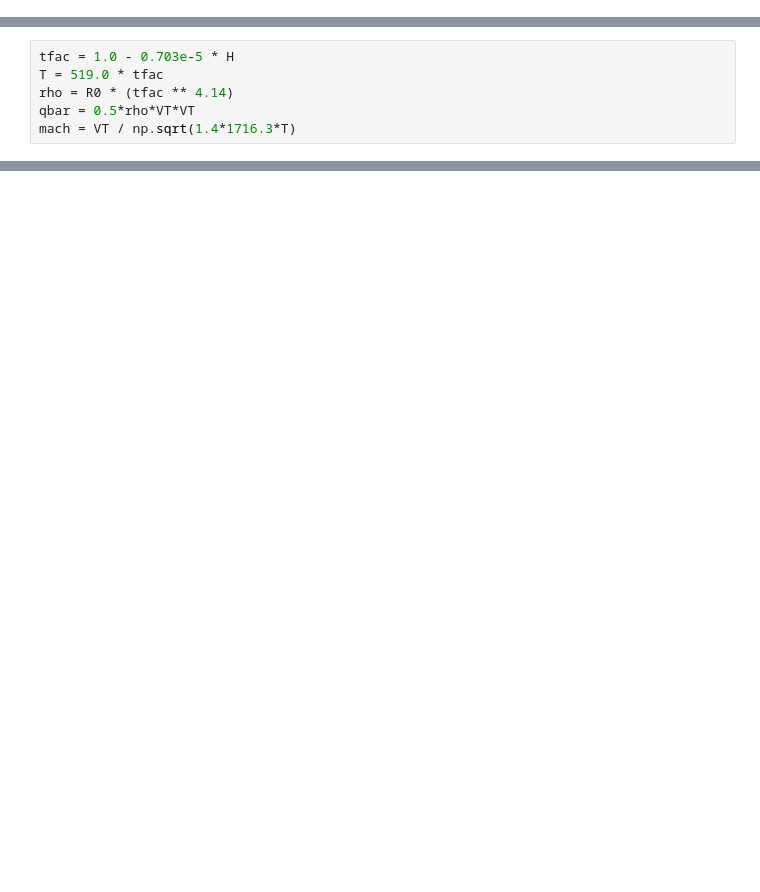
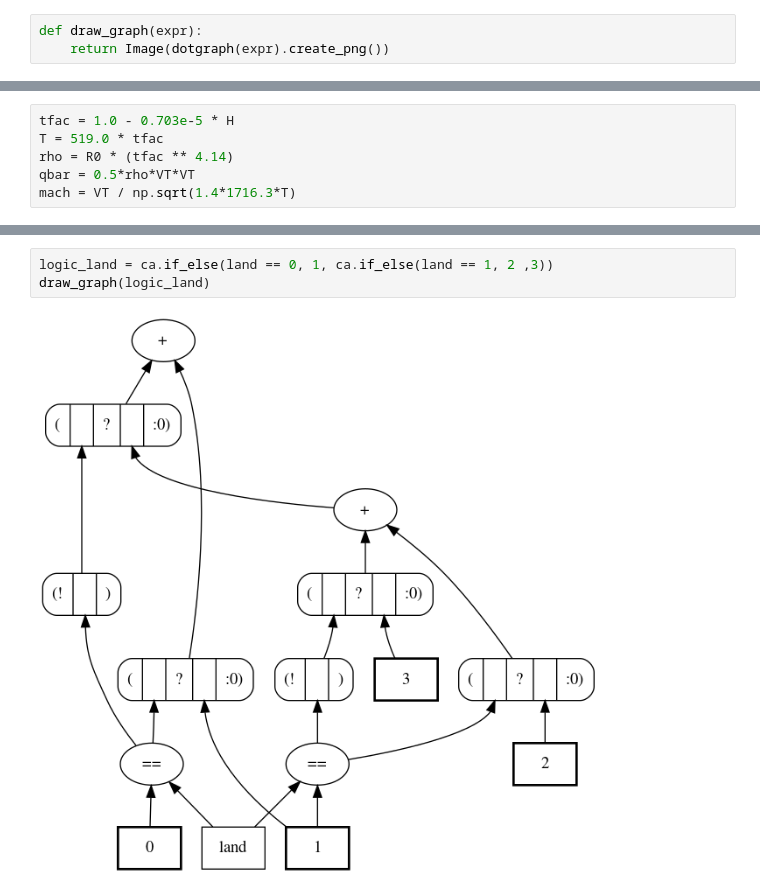
Before and after one commit to jgoppert/aae497-f19, a Jupyter notebook: homework/HW3 practice.ipynb, the cells around one changed output, grey strips where cells are left out. Drawn from its saved outputs; the diff is of its cells as text; blank space fills up the shorter version.

```diff
--- a/homework/HW3 practice.ipynb
+++ b/homework/HW3 practice.ipynb
@@ -6,3 +13,6 @@ import numpy as np
+# %%
+def draw_graph(expr):
+    return Image(dotgraph(expr).create_png())
 # %% [markdown]
 # Parameter
 # %%
@@ -44,0 +69,5 @@ salp = np.sin()
+# %%
+logic_land = ca.if_else(land == 0, 1, ca.if_else(land == 1, 2 ,3))
+draw_graph(logic_land)
+# %% [output]
+[figure, added]
```
Also changed, not shown: parts of 11 cells of this notebook, 2 other files.
